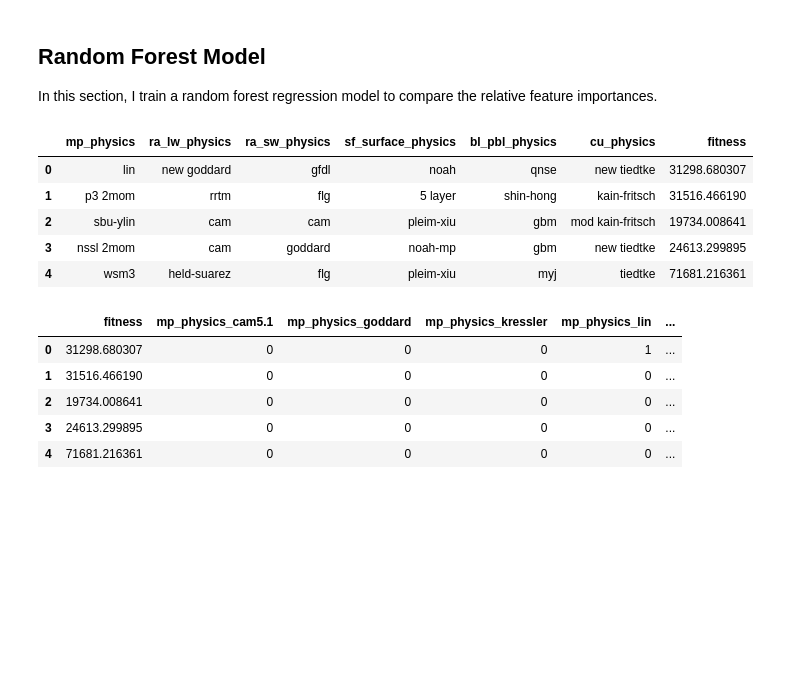
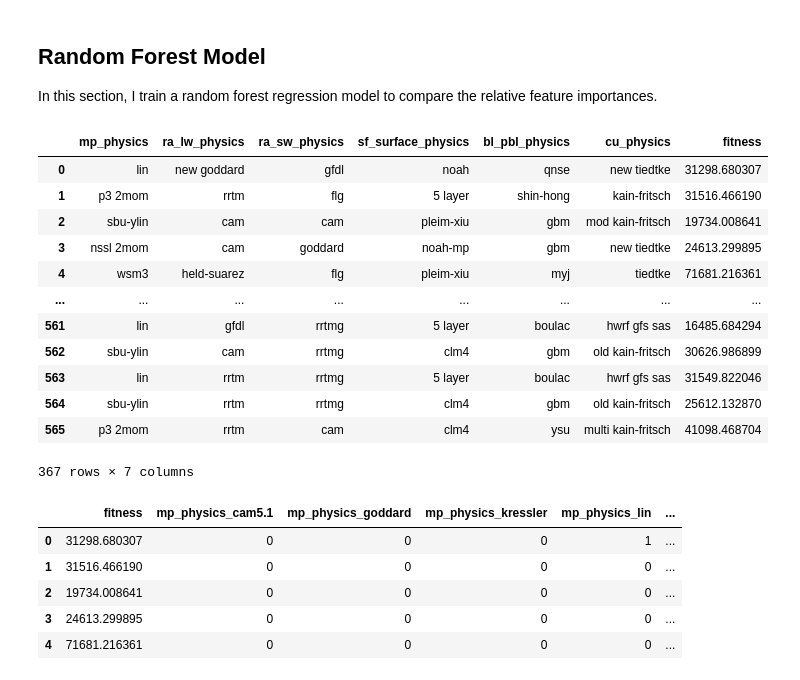
Before and after one commit to jeffreysward/met4ene, a Jupyter notebook: optwrf/examples/Optwrfdb_ShapSummary_Custom.ipynb, the cells around one changed output. Drawn from its saved outputs; the diff is of its cells as text; code cells hidden in the pictures; blank space fills up the shorter version.

```diff
--- a/optwrf/examples/Optwrfdb_ShapSummary_Custom.ipynb
+++ b/optwrf/examples/Optwrfdb_ShapSummary_Custom.ipynb
@@ -50,27 +50,34 @@ In this section, I train a random forest regression model to compare the relativ
 # %%
 # Drop the start_date variable to train the random forest regressor
 RFfeatures = data[['mp_physics', 'ra_lw_physics', 'ra_sw_physics',
                   'sf_surface_physics', 'bl_pbl_physics', 'cu_physics',
                   'fitness']]
 
 # Drop rows where there are NaN values
 RFfeatures = RFfeatures.dropna()
 
 # Convert param_ids back to names so the RF algorithm will recognize them as separe categories
 RFfeatures['mp_physics'] = num2name(RFfeatures.mp_physics, 'microphysics')
 RFfeatures['ra_lw_physics'] = num2name(RFfeatures.ra_lw_physics, 'lw radiation')
 RFfeatures['ra_sw_physics'] = num2name(RFfeatures.ra_sw_physics, 'sw radiation')
 RFfeatures['sf_surface_physics'] = num2name(RFfeatures.sf_surface_physics, 'land surface')
 RFfeatures['bl_pbl_physics'] = num2name(RFfeatures.bl_pbl_physics, 'PBL')
 RFfeatures['cu_physics'] = num2name(RFfeatures.cu_physics, 'cumulus')
-RFfeatures.iloc[:5,:]
+RFfeatures
 # %% [output]
 |  | mp_physics | ra_lw_physics | ra_sw_physics | sf_surface_physics | bl_pbl_physics | cu_physics | fitness |
 | 0 | lin | new goddard | gfdl | noah | qnse | new tiedtke | 31298.680307 |
 | 1 | p3 2mom | rrtm | flg | 5 layer | shin-hong | kain-fritsch | 31516.466190 |
 | 2 | sbu-ylin | cam | cam | pleim-xiu | gbm | mod kain-fritsch | 19734.008641 |
 | 3 | nssl 2mom | cam | goddard | noah-mp | gbm | new tiedtke | 24613.299895 |
 | 4 | wsm3 | held-suarez | flg | pleim-xiu | myj | tiedtke | 71681.216361 |
+| ... | ... | ... | ... | ... | ... | ... | ... |
+| 561 | lin | gfdl | rrtmg | 5 layer | boulac | hwrf gfs sas | 16485.684294 |
+| 562 | sbu-ylin | cam | rrtmg | clm4 | gbm | old kain-fritsch | 30626.986899 |
+| 563 | lin | rrtm | rrtmg | 5 layer | boulac | hwrf gfs sas | 31549.822046 |
+| 564 | sbu-ylin | rrtm | rrtmg | clm4 | gbm | old kain-fritsch | 25612.132870 |
+| 565 | p3 2mom | rrtm | cam | clm4 | ysu | multi kain-fritsch | 41098.468704 |
+367 rows × 7 columns
 # %%
 # One-hot encode the data using pandas get_dummies
 RFfeatures = pd.get_dummies(RFfeatures)
```
Also changed, not shown: parts of 21 cells of this notebook, 1 other file.
